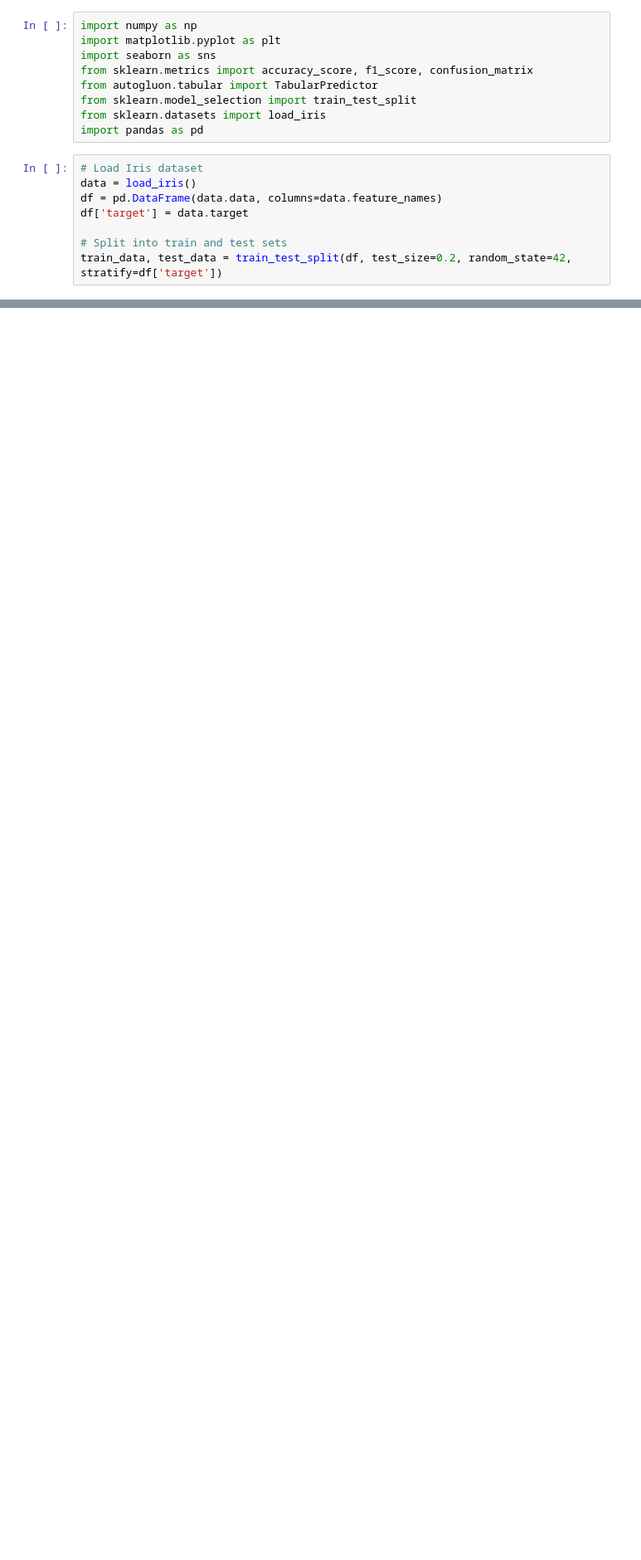
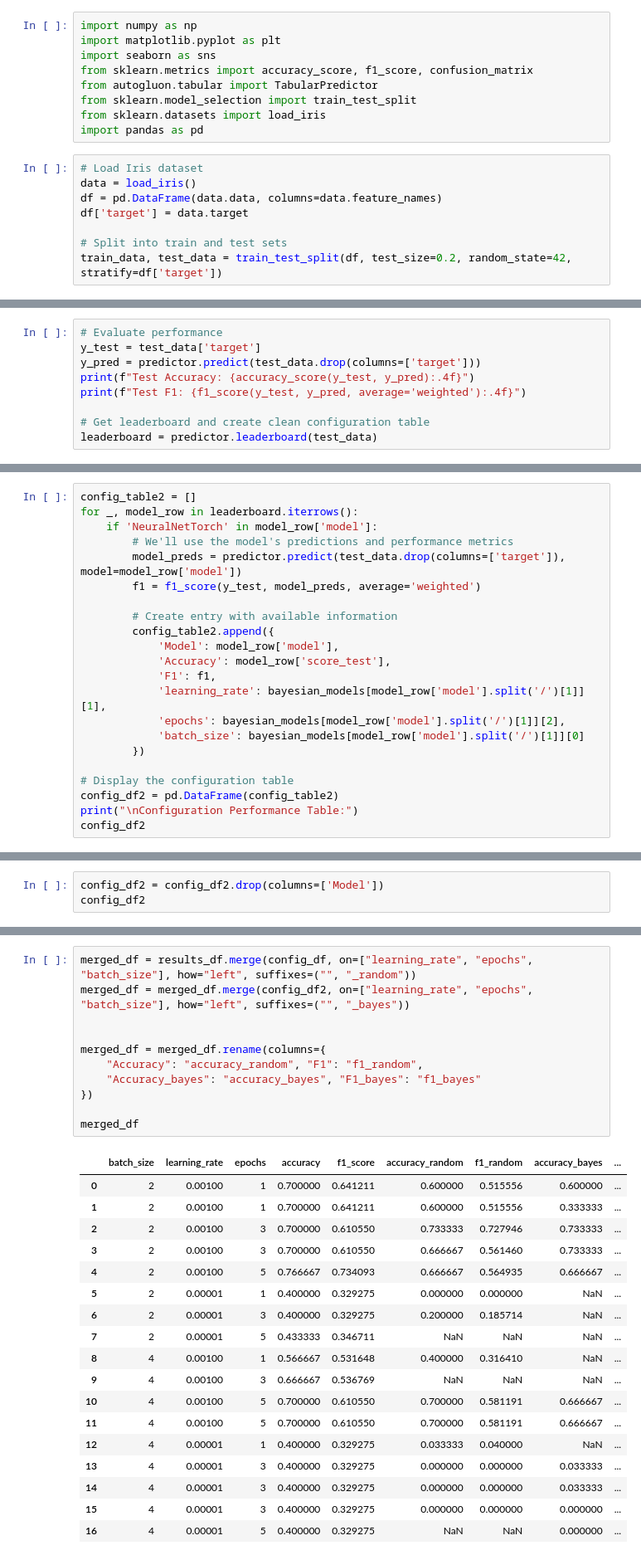
Before and after one commit to PraneelUJ/CS203_Lab_6, a Jupyter notebook: stt_lab6_task2.ipynb, the cells around one changed output, grey strips where cells are left out. Shown: that part at 83% size. Saved outputs shown, nothing was run; the diff lists cells and outputs as text; blank space fills up the shorter version.

```diff
--- a/stt_lab6_task2.ipynb
+++ b/stt_lab6_task2.ipynb
@@ -322,0 +618,9 @@ AssertionError: Trainer has no fit models that can infer.
+# %%
+# Evaluate performance
+y_test = test_data['target']
+y_pred = predictor.predict(test_data.drop(columns=['target']))
+print(f"Test Accuracy: {accuracy_score(y_test, y_pred):.4f}")
+print(f"Test F1: {f1_score(y_test, y_pred, average='weighted'):.4f}")
+
+# Get leaderboard and create clean configuration table
+leaderboard = predictor.leaderboard(test_data)
@@ -322,0 +630,22 @@ AssertionError: Trainer has no fit models that can infer.
+# %%
+config_table2 = []
+for _, model_row in leaderboard.iterrows():
+    if 'NeuralNetTorch' in model_row['model']:
+        # We'll use the model's predictions and performance metrics
+        model_preds = predictor.predict(test_data.drop(columns=['target']), model=model_row['model'])
+        f1 = f1_score(y_test, model_preds, average='weighted')
+
+        # Create entry with available information
+        config_table2.append({
+            'Model': model_row['model'],
+            'Accuracy': model_row['score_test'],
+            'F1': f1,
+            'learning_rate': bayesian_models[model_row['model'].split('/')[1]][1],
+            'epochs': bayesian_models[model_row['model'].split('/')[1]][2],
+            'batch_size': bayesian_models[model_row['model'].split('/')[1]][0]
+        })
+
+# Display the configuration table
+config_df2 = pd.DataFrame(config_table2)
+print("\nConfiguration Performance Table:")
+config_df2
@@ -322,0 +665,3 @@ AssertionError: Trainer has no fit models that can infer.
+# %%
+config_df2 = config_df2.drop(columns=['Model'])
+config_df2
@@ -322,0 +680,30 @@ AssertionError: Trainer has no fit models that can infer.
+# %%
+merged_df = results_df.merge(config_df, on=["learning_rate", "epochs", "batch_size"], how="left", suffixes=("", "_random"))
+merged_df = merged_df.merge(config_df2, on=["learning_rate", "epochs", "batch_size"], how="left", suffixes=("", "_bayes"))
+
+
+merged_df = merged_df.rename(columns={
+    "Accuracy": "accuracy_random", "F1": "f1_random",
+    "Accuracy_bayes": "accuracy_bayes", "F1_bayes": "f1_bayes"
+})
+
+merged_df
+# %% [output]
+|  | batch_size | learning_rate | epochs | accuracy | f1_score | accuracy_random | f1_random | accuracy_bayes | ... |
+| 0 | 2 | 0.00100 | 1 | 0.700000 | 0.641211 | 0.600000 | 0.515556 | 0.600000 | ... |
+| 1 | 2 | 0.00100 | 1 | 0.700000 | 0.641211 | 0.600000 | 0.515556 | 0.333333 | ... |
+| 2 | 2 | 0.00100 | 3 | 0.700000 | 0.610550 | 0.733333 | 0.727946 | 0.733333 | ... |
+| 3 | 2 | 0.00100 | 3 | 0.700000 | 0.610550 | 0.666667 | 0.561460 | 0.733333 | ... |
+| 4 | 2 | 0.00100 | 5 | 0.766667 | 0.734093 | 0.666667 | 0.564935 | 0.666667 | ... |
+| 5 | 2 | 0.00001 | 1 | 0.400000 | 0.329275 | 0.000000 | 0.000000 | NaN | ... |
+| 6 | 2 | 0.00001 | 3 | 0.400000 | 0.329275 | 0.200000 | 0.185714 | NaN | ... |
+| 7 | 2 | 0.00001 | 5 | 0.433333 | 0.346711 | NaN | NaN | NaN | ... |
+| 8 | 4 | 0.00100 | 1 | 0.566667 | 0.531648 | 0.400000 | 0.316410 | NaN | ... |
+| 9 | 4 | 0.00100 | 3 | 0.666667 | 0.536769 | NaN | NaN | NaN | ... |
+| 10 | 4 | 0.00100 | 5 | 0.700000 | 0.610550 | 0.700000 | 0.581191 | 0.666667 | ... |
+| 11 | 4 | 0.00100 | 5 | 0.700000 | 0.610550 | 0.700000 | 0.581191 | 0.666667 | ... |
+| 12 | 4 | 0.00001 | 1 | 0.400000 | 0.329275 | 0.033333 | 0.040000 | NaN | ... |
+| 13 | 4 | 0.00001 | 3 | 0.400000 | 0.329275 | 0.000000 | 0.000000 | 0.033333 | ... |
+| 14 | 4 | 0.00001 | 3 | 0.400000 | 0.329275 | 0.000000 | 0.000000 | 0.033333 | ... |
+| 15 | 4 | 0.00001 | 3 | 0.400000 | 0.329275 | 0.000000 | 0.000000 | 0.000000 | ... |
+| 16 | 4 | 0.00001 | 5 | 0.400000 | 0.329275 | NaN | NaN | 0.000000 | ... |
```
Also changed, not shown: parts of 21 cells of this notebook.
